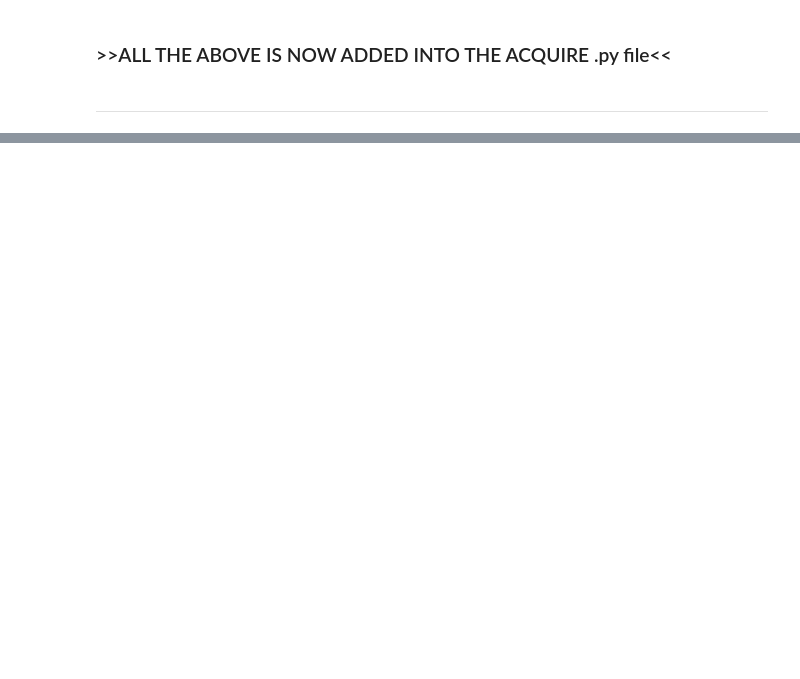
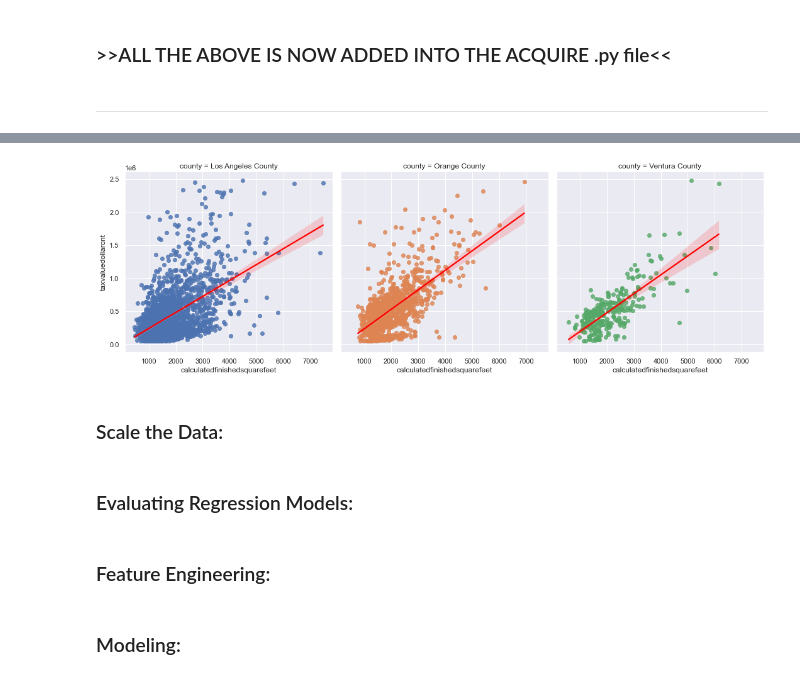
Before and after one commit to jeneyring/Regression_Final_Report, a Jupyter notebook: finalreport_ScratchPad.ipynb, the cells around one changed output, grey strips where cells are left out. Saved outputs shown, nothing was run; the diff lists cells and outputs as text; code cells hidden in the pictures; blank space fills up the shorter version.

```diff
--- a/finalreport_ScratchPad.ipynb
+++ b/finalreport_ScratchPad.ipynb
@@ -511,0 +794,10 @@ ValueError: Could not interpret value `Bedroom_Count` for parameter `x`
+# %%
+#looking at calculated finished squarefeet and if we can visually gauge any relation here
+def plot_variable_pairs():
+    columns = ['calculatedfinishedsquarefeet']
+    for col in columns:
+        sns.lmplot(x= col, y="taxvaluedollarcnt", data=train.sample(3500), col = 'county', hue = 'county', line_kws={'color': 'red'})
+
+plot_variable_pairs()
+# %% [output]
+[figure, added]
@@ -511,0 +808,8 @@ ValueError: Could not interpret value `Bedroom_Count` for parameter `x`
+# %% [markdown]
+### Scale the Data:
+# %% [markdown]
+### Evaluating Regression Models:
+# %% [markdown]
+### Feature Engineering:
+# %% [markdown]
+### Modeling:
```
Also changed, not shown: parts of 54 cells of this notebook, 2 other files.
